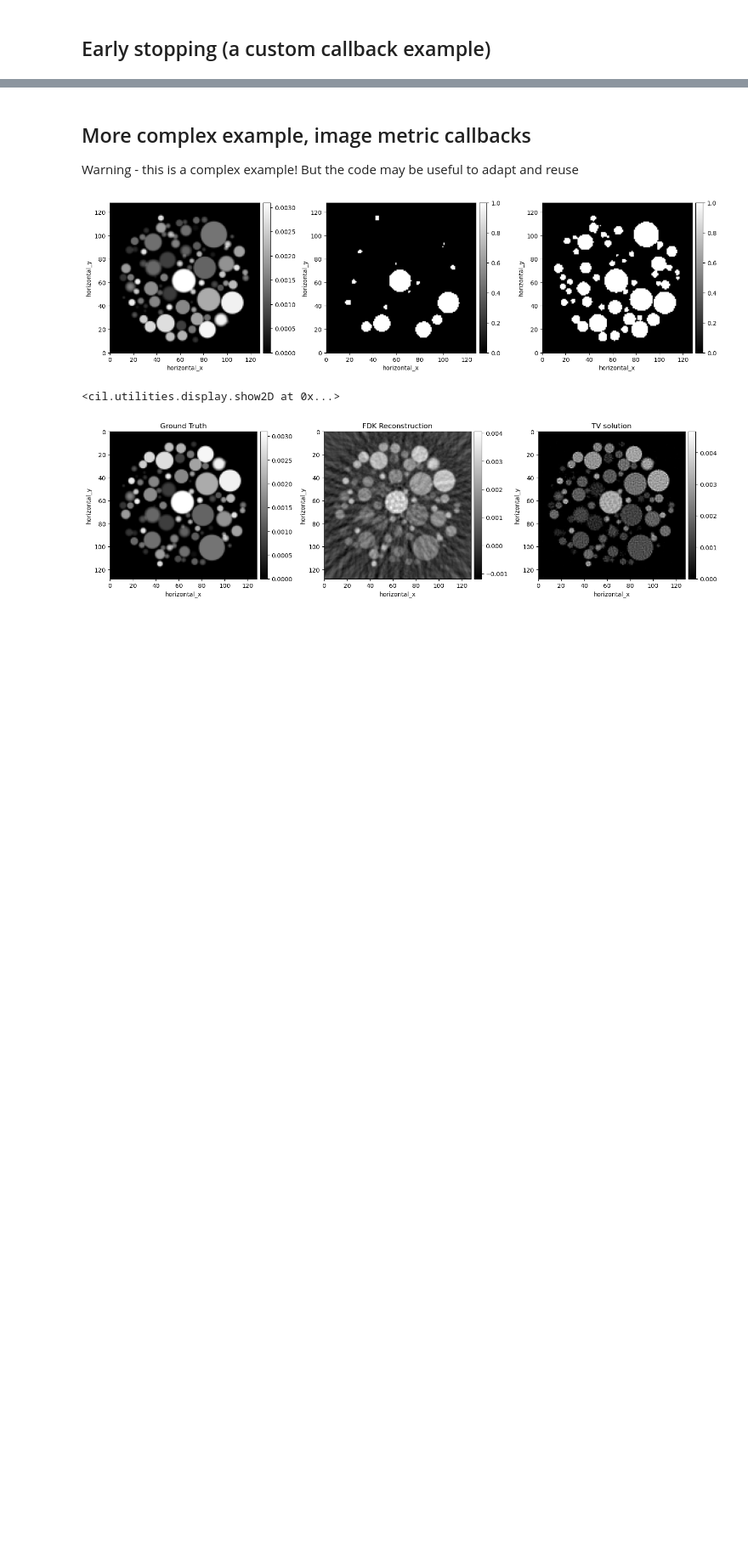
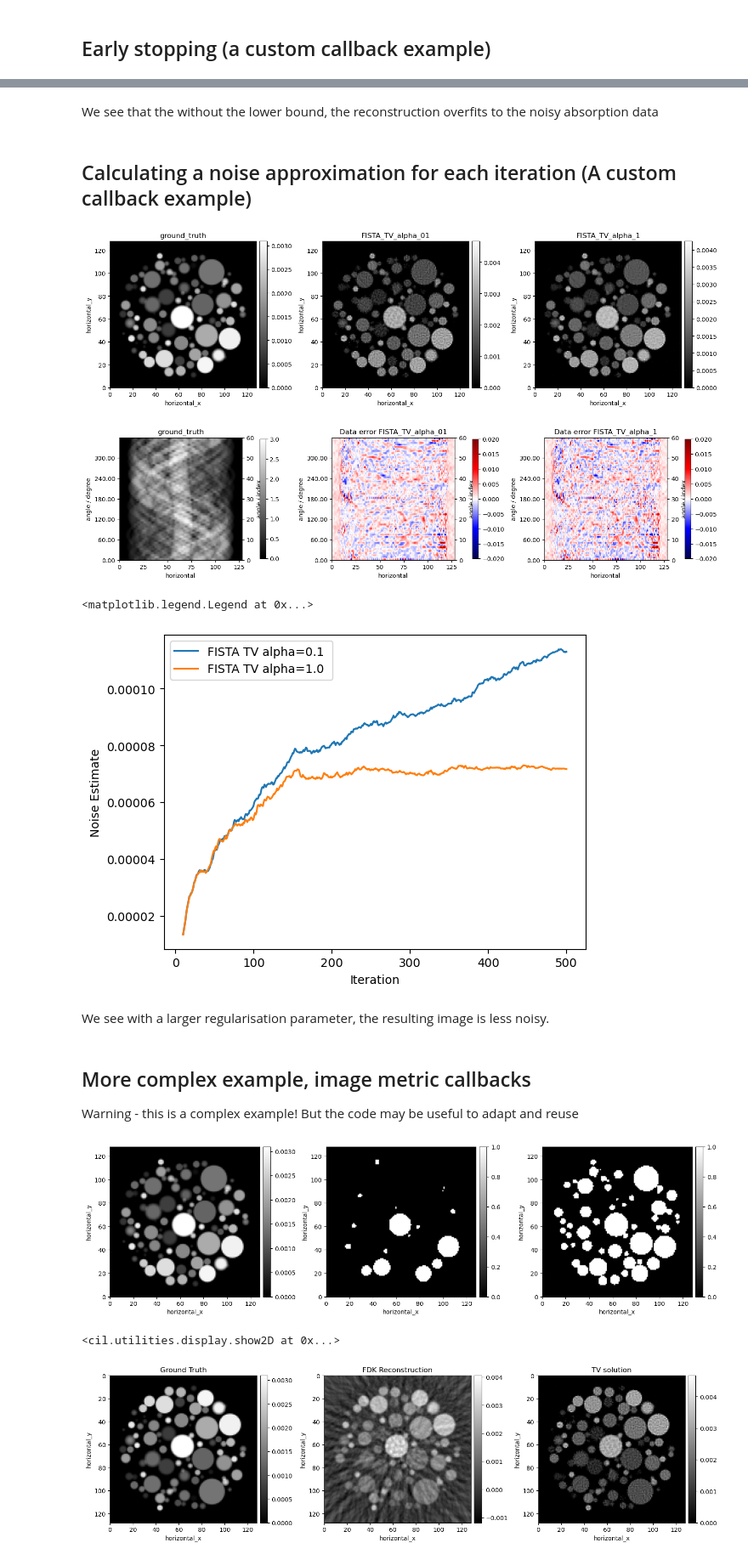
Before and after one commit to MargaretDuff/cil_test_notebooks, a Jupyter notebook: callbacks/callback_demonstration.ipynb, the cells around one changed output, grey strips where cells are left out. Shown at 85% size. Saved outputs shown, nothing was run; the diff lists cells and outputs as text; code cells hidden in the pictures; blank space fills up the shorter version.

```diff
--- a/callbacks/callback_demonstration.ipynb
+++ b/callbacks/callback_demonstration.ipynb
@@ -172,3 +223,42 @@ show2D([ground_truth, recon, algo.solution], title = ['Ground Truth', 'FDK Recon
+# %% [markdown]
+We see that the without the lower bound, the reconstruction overfits to the noisy absorption data
+# %% [markdown]
+## Calculating a noise approximation for each iteration  (A custom callback example)
+# %%
+import skimage
+
+class SigmaEstimateCallback(callbacks.Callback):
+    def __init__(self):
+
+        self.save_values=[]
+
+    def __call__(self, algorithm):
+        self.save_values.append(skimage.restoration.estimate_sigma(algorithm.get_output().as_array()))
+
+mycallback_FISTA_TV_alpha_01= SigmaEstimateCallback()
+algo1=FISTA(initial=ig.allocate(0), f=F, g=0.1*TotalVariation(lower=0), update_objective_interval=10)
+algo1.run(500, callbacks=[mycallback_FISTA_TV_alpha_01])
+
+
+mycallback_FISTA_TV_alpha_1= SigmaEstimateCallback()
+algo2=FISTA(initial=ig.allocate(0), f=F, g=1*TotalVariation(lower=0), update_objective_interval=10)
+algo2.run(500, callbacks=[mycallback_FISTA_TV_alpha_1])
+
+
+show2D([ground_truth, algo1.get_output(), algo2.get_output()], title=['ground_truth', 'FISTA_TV_alpha_01', 'FISTA_TV_alpha_1'], num_cols=3)
+show2D([absorption, A.direct(algo1.get_output())-absorption, A.direct(algo2.get_output())-absorption], title=['ground_truth', 'Data error FISTA_TV_alpha_01', 'Data error FISTA_TV_alpha_1'], fix_range=[[0,3], [-0.02, 0.02], [-0.02, 0.02]], cmap=['gray', 'seismic', 'seismic'], num_cols=3)
+plt.plot(range(10,501), mycallback_FISTA_TV_alpha_01.save_values[10:], label='FISTA TV alpha=0.1 ')
+plt.plot(range(10, 501), mycallback_FISTA_TV_alpha_1.save_values[10:], label='FISTA TV alpha=1.0 ')
+plt.ylabel('Noise Estimate')
+plt.xlabel('Iteration')
+plt.legend()
+# %% [output]
+[figure, added]
+[figure, added]
+<matplotlib.legend.Legend at 0x...>
+[figure, added]
+# %% [markdown]
+We see with a larger regularisation parameter, the resulting image is less noisy.
 # %% [markdown]
 ## More complex example, image metric callbacks
 
```
Also changed, not shown: parts of 10 cells of this notebook, 24 other files.
